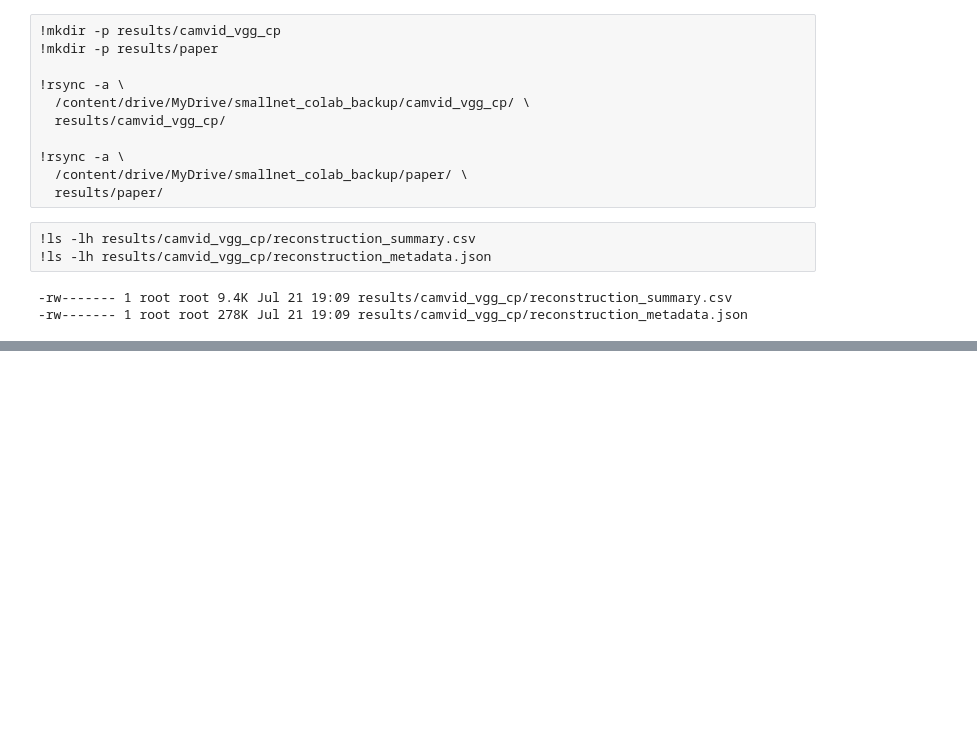
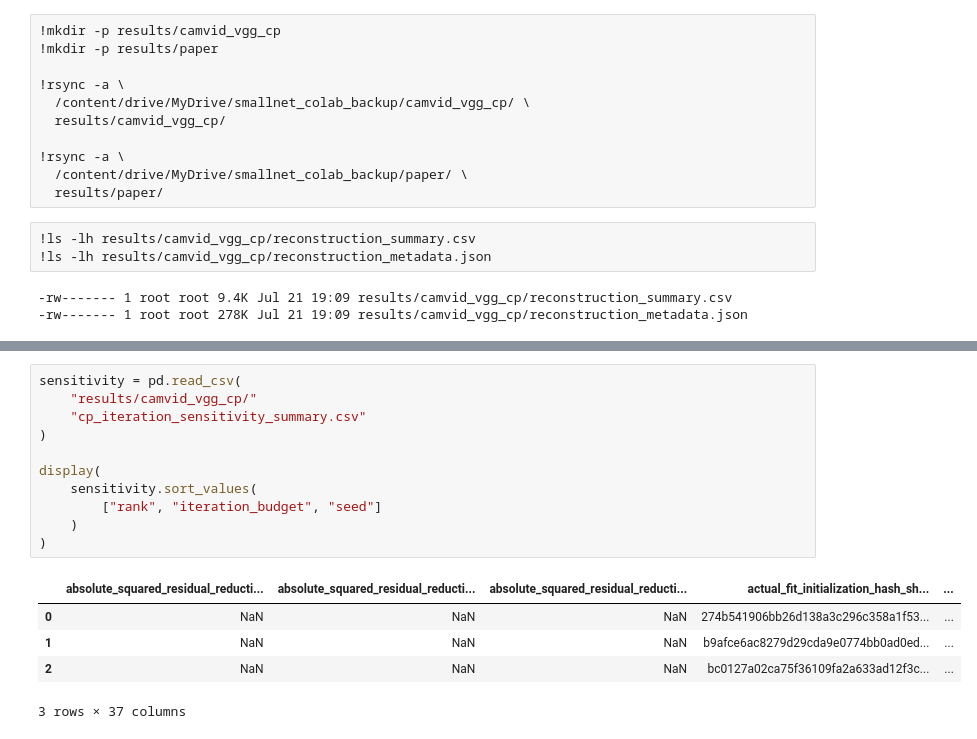
Before and after one commit to SepehrAkbari/smallnet, a Jupyter notebook: colab/n2.ipynb, the cells around one changed output, grey strips where cells are left out. Cells and saved outputs as stored; diff of their text form; blank space fills up the shorter version.

```diff
--- a/colab/n2.ipynb
+++ b/colab/n2.ipynb
@@ -95,0 +165,17 @@ GPU: None
+# %%
+sensitivity = pd.read_csv(
+    "results/camvid_vgg_cp/"
+    "cp_iteration_sensitivity_summary.csv"
+)
+
+display(
+    sensitivity.sort_values(
+        ["rank", "iteration_budget", "seed"]
+    )
+)
+# %% [output]
+|  | absolute_squared_residual_reducti... | absolute_squared_residual_reducti... | absolute_squared_residual_reducti... | actual_fit_initialization_hash_sh... | ... |
+| 0 | NaN | NaN | NaN | 274b541906bb26d138a3c296c358a1f53... | ... |
+| 1 | NaN | NaN | NaN | b9afce6ac8279d29cda9e0774bb0ad0ed... | ... |
+| 2 | NaN | NaN | NaN | bc0127a02ca75f36109fa2a633ad12f3c... | ... |
+3 rows × 37 columns
```
Also changed, not shown: parts of 23 cells of this notebook.
